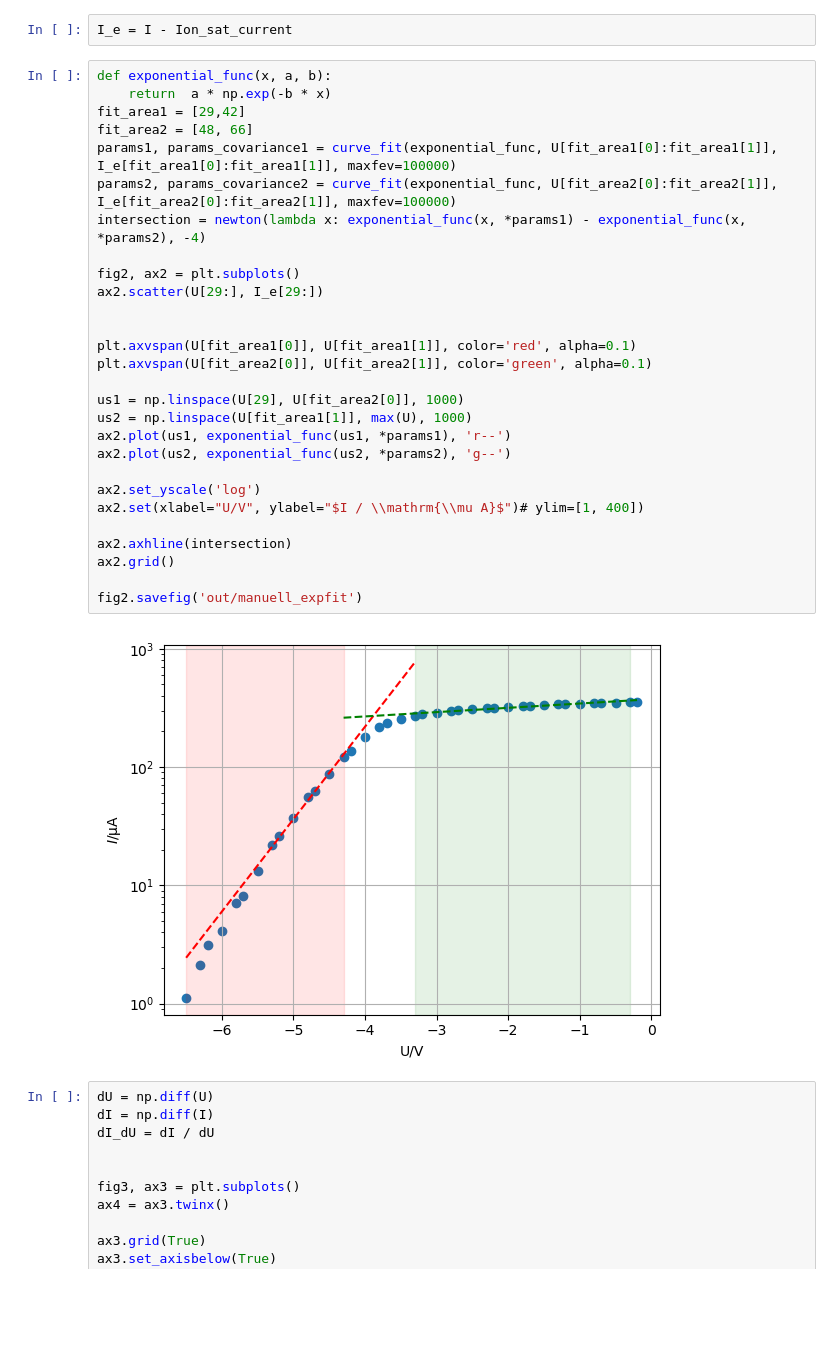
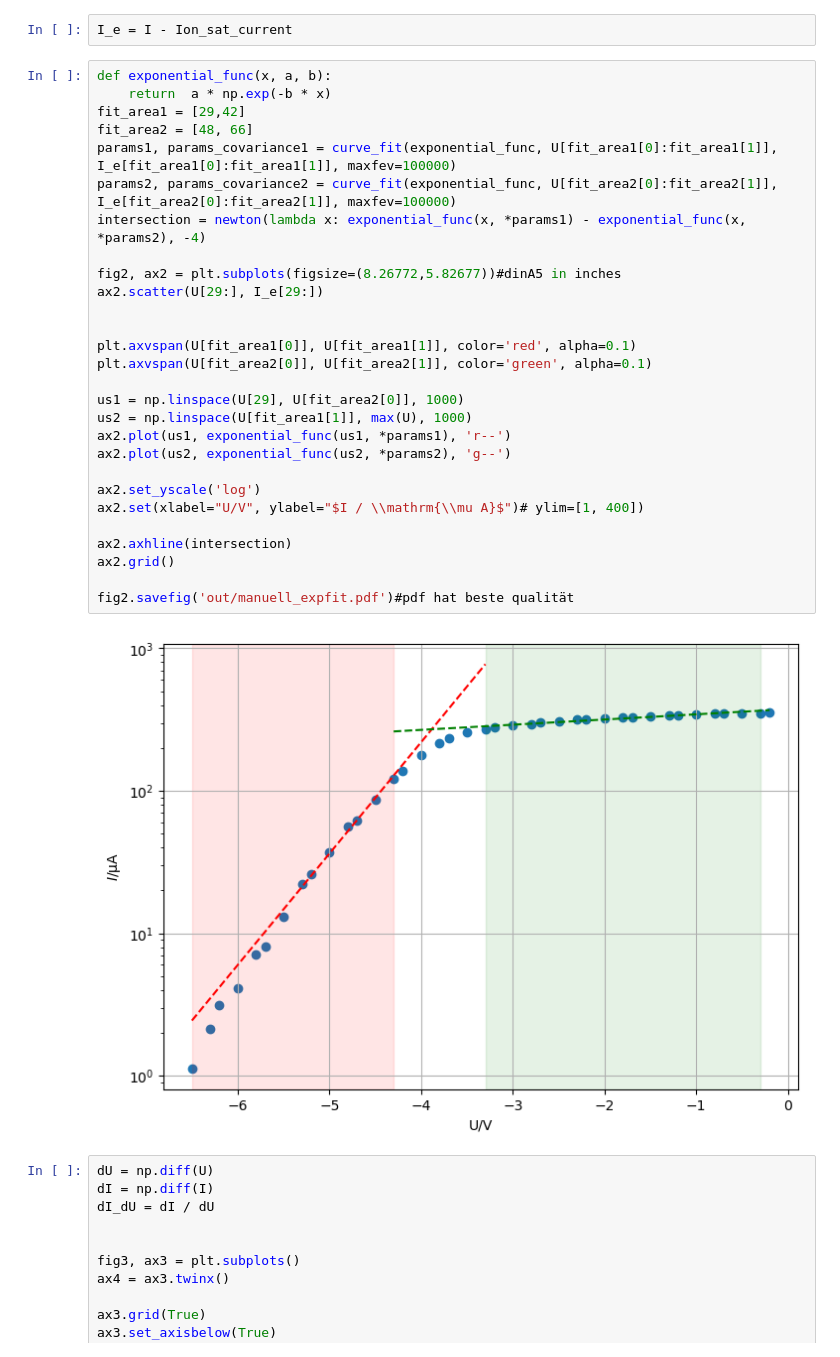
Before and after one commit to hanno22/FPraktikum, a Jupyter notebook: Langmuirsonden/Langmuir_manuell.ipynb, the cells around one changed output. Drawn from its saved outputs; the diff is of its cells as text; blank space fills up the shorter version.

Commit message:
Ein paar Änderungen: bessere Figures (Auflösung, größe) und neuer Plot in auto_calc

```diff
--- a/Langmuirsonden/Langmuir_manuell.ipynb
+++ b/Langmuirsonden/Langmuir_manuell.ipynb
@@ -45,33 +45,33 @@ I_e = I - Ion_sat_current
 # %%
 def exponential_func(x, a, b):
     return  a * np.exp(-b * x)
 fit_area1 = [29,42]
 fit_area2 = [48, 66]
 params1, params_covariance1 = curve_fit(exponential_func, U[fit_area1[0]:fit_area1[1]], I_e[fit_area1[0]:fit_area1[1]], maxfev=100000)
 params2, params_covariance2 = curve_fit(exponential_func, U[fit_area2[0]:fit_area2[1]], I_e[fit_area2[0]:fit_area2[1]], maxfev=100000)
 intersection = newton(lambda x: exponential_func(x, *params1) - exponential_func(x, *params2), -4)
 
-fig2, ax2 = plt.subplots()
+fig2, ax2 = plt.subplots(figsize=(8.26772,5.82677))#dinA5 in inches
 ax2.scatter(U[29:], I_e[29:])
 
 
 plt.axvspan(U[fit_area1[0]], U[fit_area1[1]], color='red', alpha=0.1)
 plt.axvspan(U[fit_area2[0]], U[fit_area2[1]], color='green', alpha=0.1)
 
 us1 = np.linspace(U[29], U[fit_area2[0]], 1000)
 us2 = np.linspace(U[fit_area1[1]], max(U), 1000)
 ax2.plot(us1, exponential_func(us1, *params1), 'r--')
 ax2.plot(us2, exponential_func(us2, *params2), 'g--')
 
 ax2.set_yscale('log')
 ax2.set(xlabel="U/V", ylabel="$I / \\mathrm{\\mu A}$")# ylim=[1, 400])
 
 ax2.axhline(intersection)
 ax2.grid()
 
-fig2.savefig('out/manuell_expfit')
+fig2.savefig('out/manuell_expfit.pdf')#pdf hat beste qualität
 # %% [output]
-[figure, old version]
+[figure, new version]
 # %%
 dU = np.diff(U)
 dI = np.diff(I)
```
Also changed, not shown: parts of 1 cell of this notebook, 2 other files.
